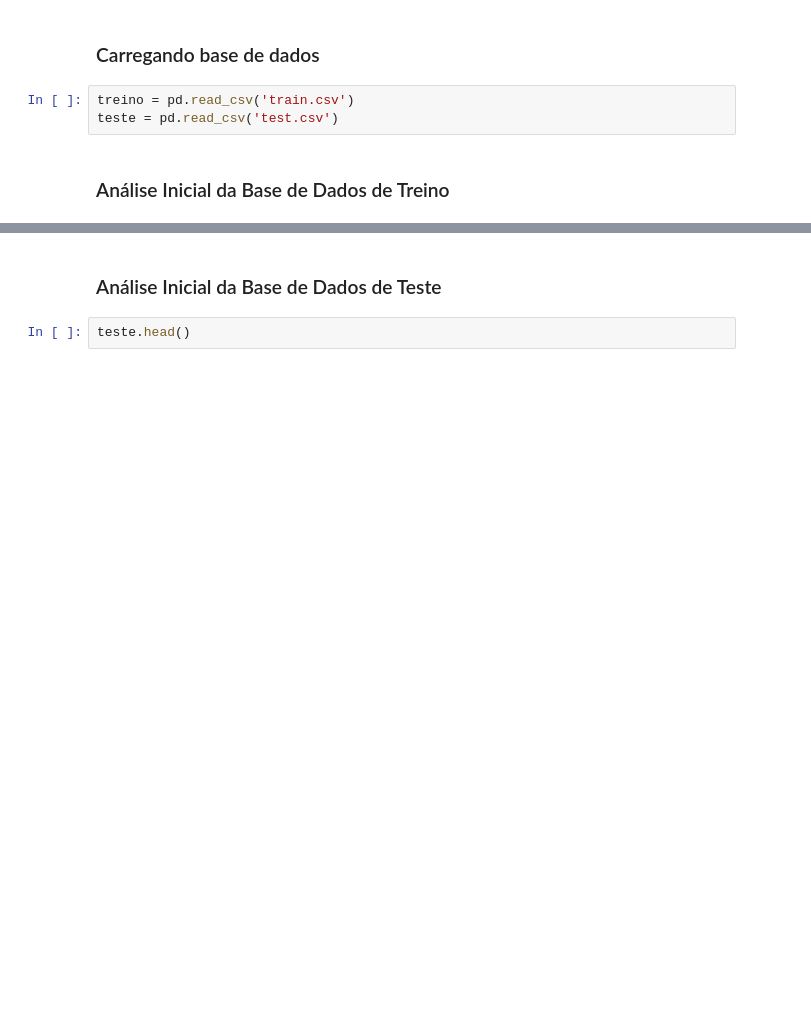
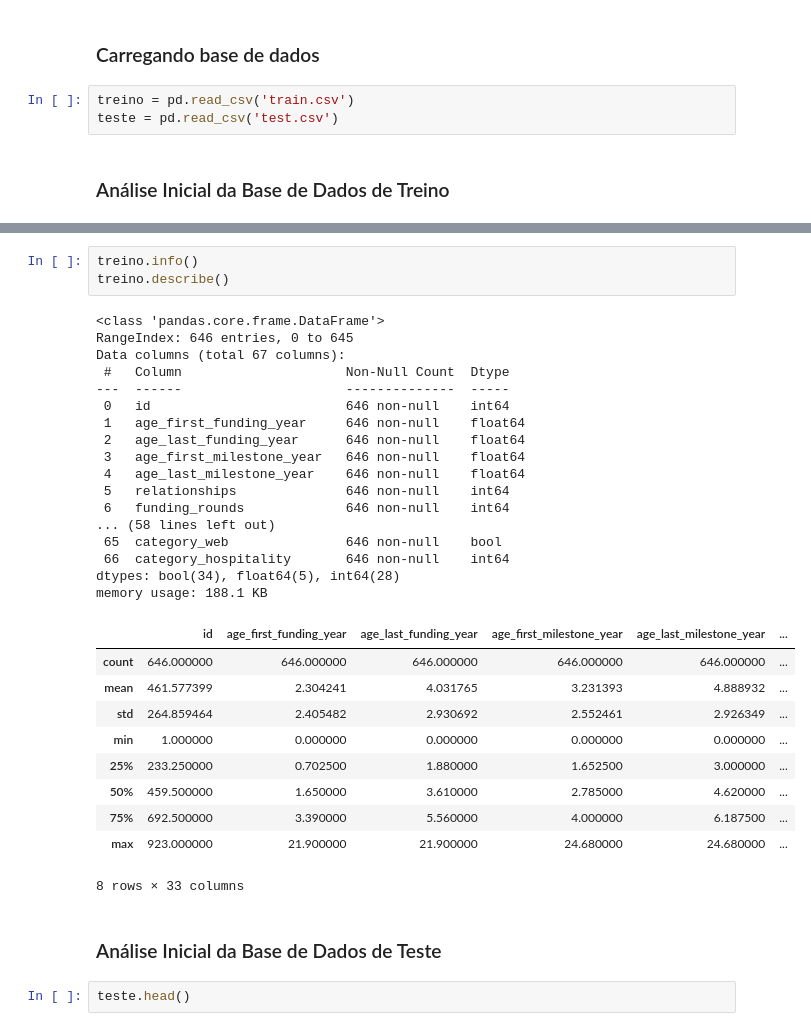
Before and after one commit to Tobias-Viana/Kaggle, a Jupyter notebook: project_notebook.ipynb, the cells around one changed output, grey strips where cells are left out. Cells and saved outputs as stored; diff of their text form; blank space fills up the shorter version.

```diff
--- a/project_notebook.ipynb
+++ b/project_notebook.ipynb
@@ -24,3 +34,34 @@ teste = pd.read_csv('test.csv')
+# %%
+treino.info()
+treino.describe()
+# %% [output]
+<class 'pandas.core.frame.DataFrame'>
+RangeIndex: 646 entries, 0 to 645
+Data columns (total 67 columns):
+ #   Column                     Non-Null Count  Dtype
+---  ------                     --------------  -----
+ 0   id                         646 non-null    int64
+ 1   age_first_funding_year     646 non-null    float64
+ 2   age_last_funding_year      646 non-null    float64
+ 3   age_first_milestone_year   646 non-null    float64
+ 4   age_last_milestone_year    646 non-null    float64
+ 5   relationships              646 non-null    int64
+ 6   funding_rounds             646 non-null    int64
+... (58 lines left out)
+ 65  category_web               646 non-null    bool
+ 66  category_hospitality       646 non-null    int64
+dtypes: bool(34), float64(5), int64(28)
+memory usage: 188.1 KB
+|  | id | age_first_funding_year | age_last_funding_year | age_first_milestone_year | age_last_milestone_year | ... |
+| count | 646.000000 | 646.000000 | 646.000000 | 646.000000 | 646.000000 | ... |
+| mean | 461.577399 | 2.304241 | 4.031765 | 3.231393 | 4.888932 | ... |
+| std | 264.859464 | 2.405482 | 2.930692 | 2.552461 | 2.926349 | ... |
+| min | 1.000000 | 0.000000 | 0.000000 | 0.000000 | 0.000000 | ... |
+| 25% | 233.250000 | 0.702500 | 1.880000 | 1.652500 | 3.000000 | ... |
+| 50% | 459.500000 | 1.650000 | 3.610000 | 2.785000 | 4.620000 | ... |
+| 75% | 692.500000 | 3.390000 | 5.560000 | 4.000000 | 6.187500 | ... |
+| max | 923.000000 | 21.900000 | 21.900000 | 24.680000 | 24.680000 | ... |
+8 rows × 33 columns
 # %% [markdown]
 ### Análise Inicial da Base de Dados de Teste
 # %%
```
Also changed, not shown: parts of 1 cell of this notebook.
